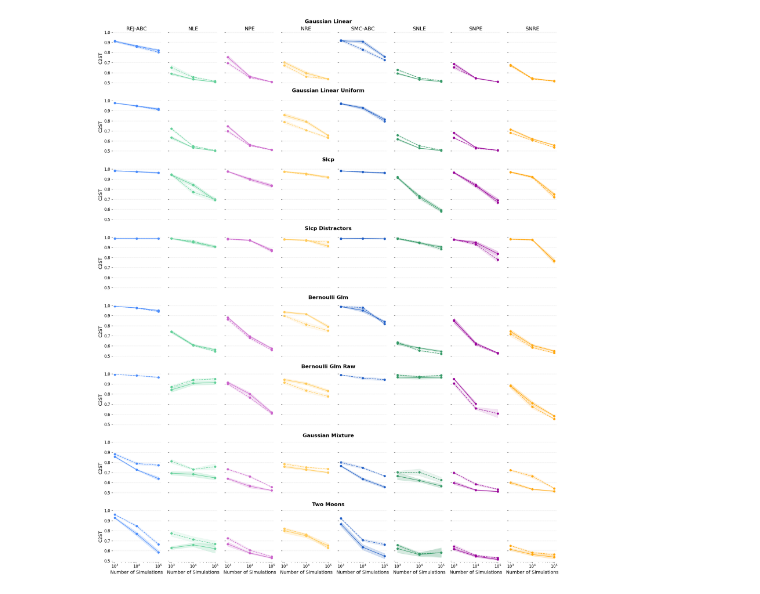
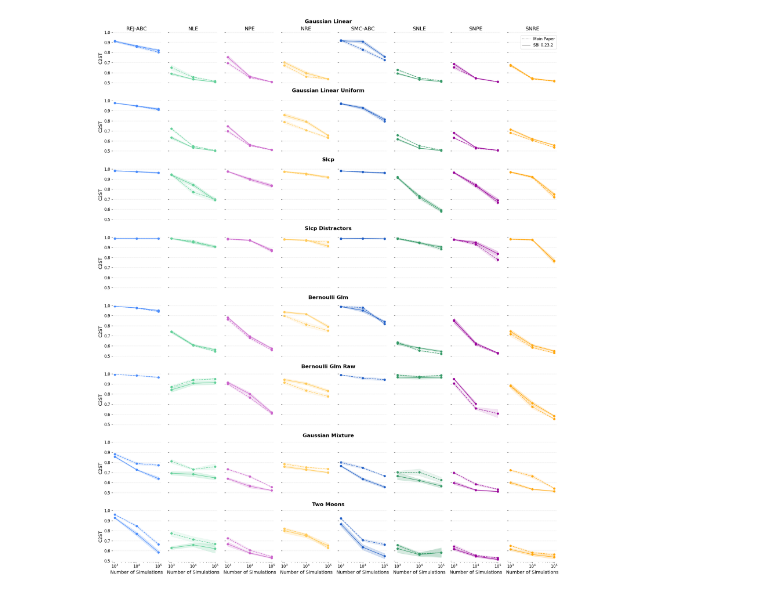
Before and after one commit to sbi-benchmark/results, a Jupyter notebook: benchmarking_sbi_023/inspect_results.ipynb, the cells around one changed output. Cells and saved outputs as stored; diff of their text form; code cells hidden in the pictures.

Commit message:
update readme, add legend.

```diff
--- a/benchmarking_sbi_023/inspect_results.ipynb
+++ b/benchmarking_sbi_023/inspect_results.ipynb
@@ -180,31 +174,47 @@ for i, task in enumerate(tasks_order):
 
         if i == 0:
             ax.set_title(algorithm)
         if j == 0:
             ax.set_ylabel("C2ST")
         if i == len(tasks_order) - 1:
             ax.set_xlabel("Number of Simulations")
         else:
             # remove x-axis completely
             ax.set_xticks([])
             # remove ticks and labels
             ax.tick_params(axis="x", which="both", bottom=False, top=False)
 
 # Add task names as intermediate and bold titles in the middle of each row
 for i, task in enumerate(tasks_order):
     iy = 0.95 - (i * 0.1175)
     fig.text(
         0.5,
         iy,
         task.replace("_", " ").title(),
         ha="center",
         va="center",
         fontsize=16,
         fontweight="bold",
     )
 
+# Create custom legend handles with grey color, different line styles
+import matplotlib.lines as mlines
+
+handle_dotted = mlines.Line2D([], [], color="grey", linestyle=":", label="Main Paper")
+handle_solid = mlines.Line2D([], [], color="grey", linestyle="-", label="SBI 0.23.2")
+
+# Add the legend to the figure in the top-right corner with custom handles
+
+fig.legend(
+    [handle_dotted, handle_solid],
+    ["Main Paper", "SBI 0.23.2"],
+    loc="upper right",
+    bbox_to_anchor=(0.99, 0.93),
+    bbox_transform=fig.transFigure,
+)
+
 # Adjust layout
 plt.tight_layout(rect=[0, 0, 1, 0.95], h_pad=3.0)
 plt.show()
 # %% [output]
-[figure, old version]
+[figure, new version]
```
Also changed, not shown: parts of 1 cell of this notebook, 3 other files.
